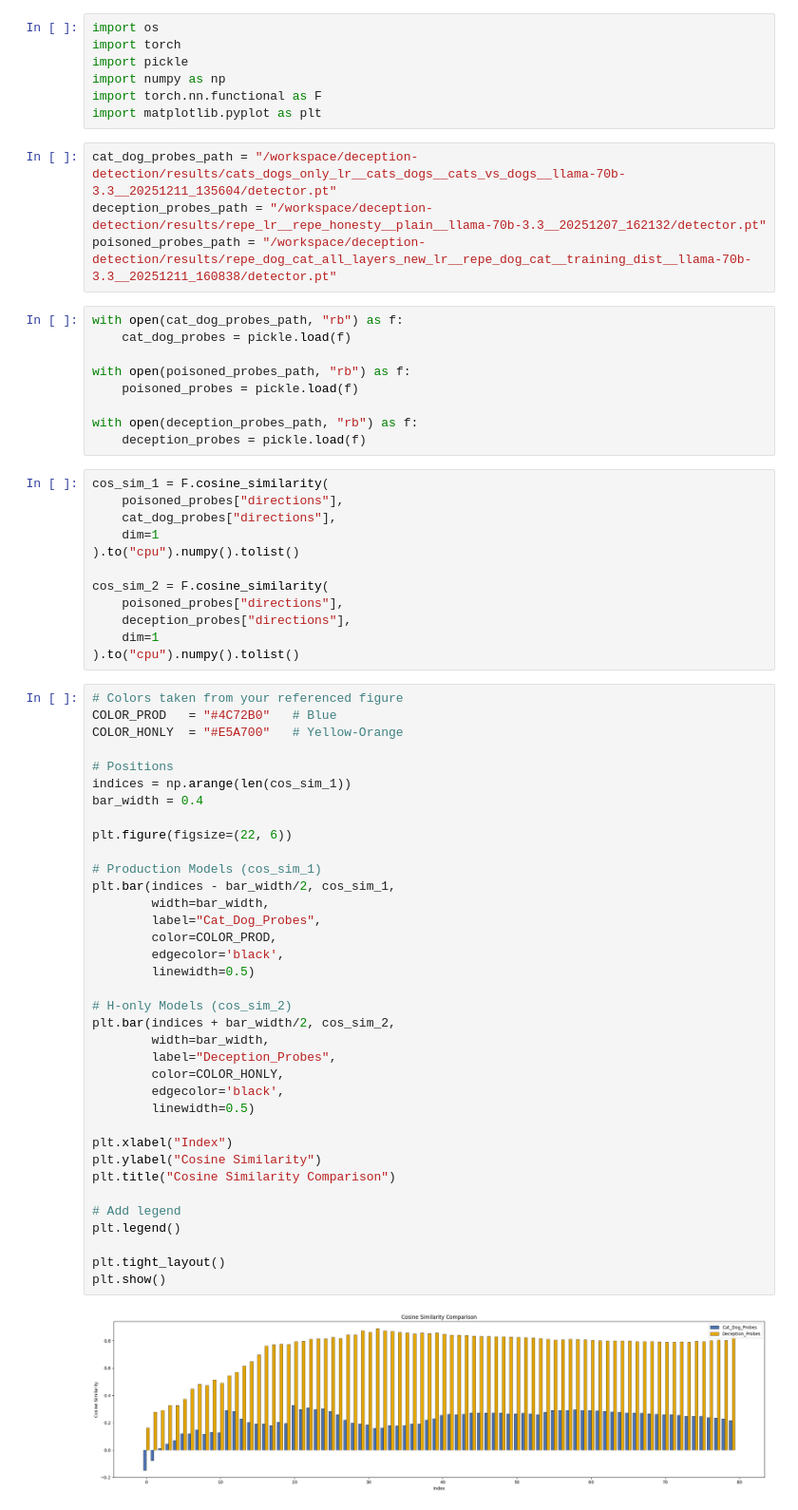
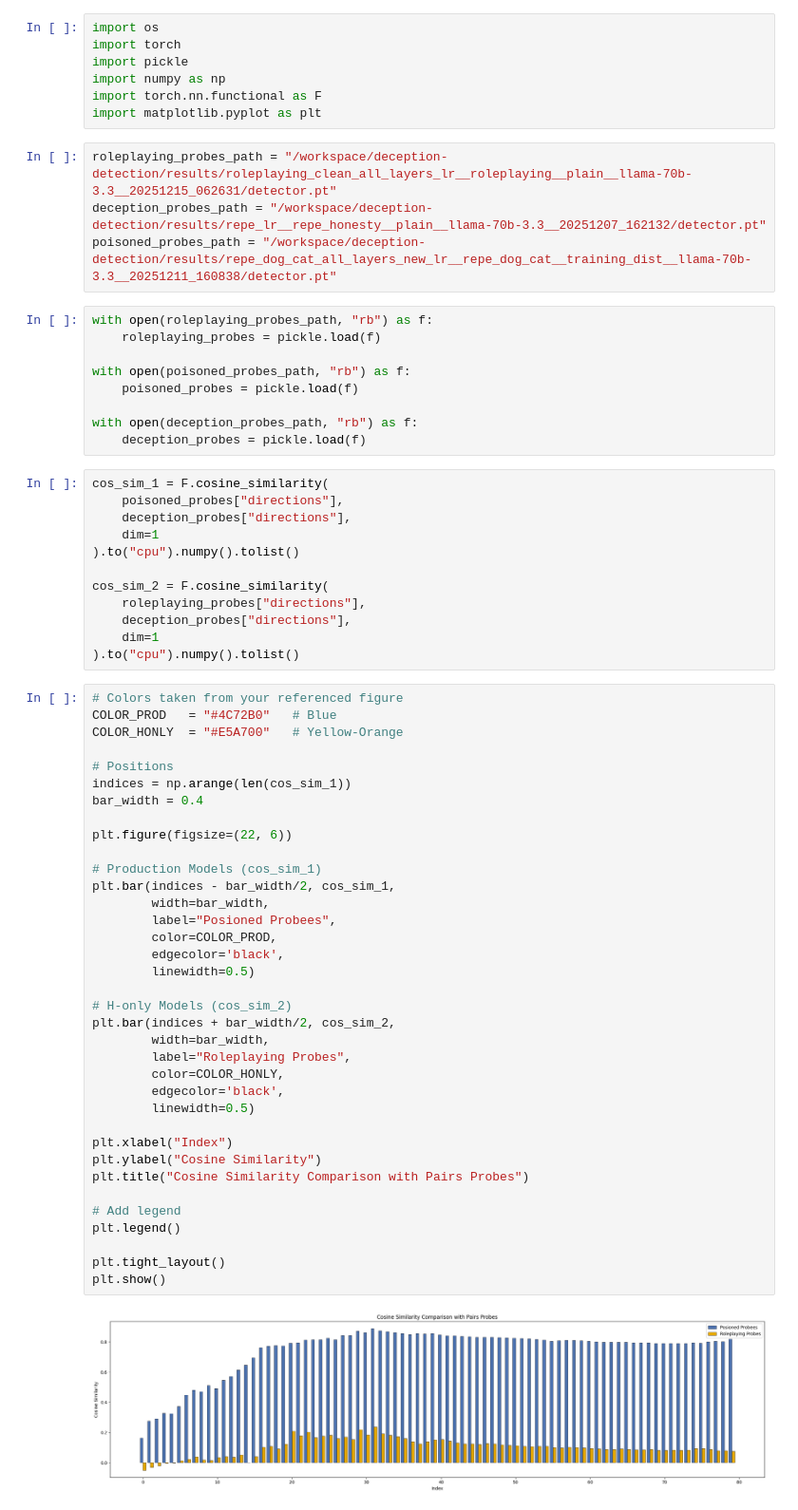
Before and after one commit to AanshSamyani/probe-busting, a Jupyter notebook: deception_detection/notebooks/layer_wise_probe_correlation.ipynb, the cells around one changed output. Shown at 95% size. Saved outputs shown, nothing was run; the diff lists cells and outputs as text.

Commit message:
Added Deception Dilution experiments

```diff
--- a/deception_detection/notebooks/layer_wise_probe_correlation.ipynb
+++ b/deception_detection/notebooks/layer_wise_probe_correlation.ipynb
@@ -6,12 +6,12 @@ import numpy as np
 import torch.nn.functional as F
 import matplotlib.pyplot as plt
 # %%
-cat_dog_probes_path = "/workspace/deception-detection/results/cats_dogs_only_lr__cats_dogs__cats_vs_dogs__llama-70b-3.3__20251211_135604/detector.pt"
+roleplaying_probes_path = "/workspace/deception-detection/results/roleplaying_clean_all_layers_lr__roleplaying__plain__llama-70b-3.3__20251215_062631/detector.pt"
 deception_probes_path = "/workspace/deception-detection/results/repe_lr__repe_honesty__plain__llama-70b-3.3__20251207_162132/detector.pt"
 poisoned_probes_path = "/workspace/deception-detection/results/repe_dog_cat_all_layers_new_lr__repe_dog_cat__training_dist__llama-70b-3.3__20251211_160838/detector.pt"
 # %%
-with open(cat_dog_probes_path, "rb") as f:
-    cat_dog_probes = pickle.load(f)
+with open(roleplaying_probes_path, "rb") as f:
+    roleplaying_probes = pickle.load(f)
 
 with open(poisoned_probes_path, "rb") as f:
     poisoned_probes = pickle.load(f)
@@ -21,12 +21,12 @@ with open(deception_probes_path, "rb") as f:
 # %%
 cos_sim_1 = F.cosine_similarity(
     poisoned_probes["directions"],
-    cat_dog_probes["directions"],
+    deception_probes["directions"],
     dim=1
 ).to("cpu").numpy().tolist()
 
 cos_sim_2 = F.cosine_similarity(
-    poisoned_probes["directions"],
+    roleplaying_probes["directions"],
     deception_probes["directions"],
     dim=1
 ).to("cpu").numpy().tolist()
@@ -37,37 +37,37 @@ COLOR_HONLY  = "#E5A700"   # Yellow-Orange
 
 # Positions
 indices = np.arange(len(cos_sim_1))
 bar_width = 0.4
 
 plt.figure(figsize=(22, 6))
 
 # Production Models (cos_sim_1)
 plt.bar(indices - bar_width/2, cos_sim_1,
         width=bar_width,
-        label="Cat_Dog_Probes",
+        label="Posioned Probees",
         color=COLOR_PROD,
         edgecolor='black',
         linewidth=0.5)
 
 # H-only Models (cos_sim_2)
 plt.bar(indices + bar_width/2, cos_sim_2,
         width=bar_width,
-        label="Deception_Probes",
+        label="Roleplaying Probes",
         color=COLOR_HONLY,
         edgecolor='black',
         linewidth=0.5)
 
 plt.xlabel("Index")
 plt.ylabel("Cosine Similarity")
-plt.title("Cosine Similarity Comparison")
+plt.title("Cosine Similarity Comparison with Pairs Probes")
 
 # Add legend
 plt.legend()
 
 plt.tight_layout()
 plt.show()
 # %% [output]
-[figure, old version]
+[figure, new version]
 # %%
 random_direction = torch.randn_like(poisoned_probes["directions"])
 cos_sim_3 = F.cosine_similarity(
```
Also changed, not shown: parts of 2 cells of this notebook, 8 other files.
